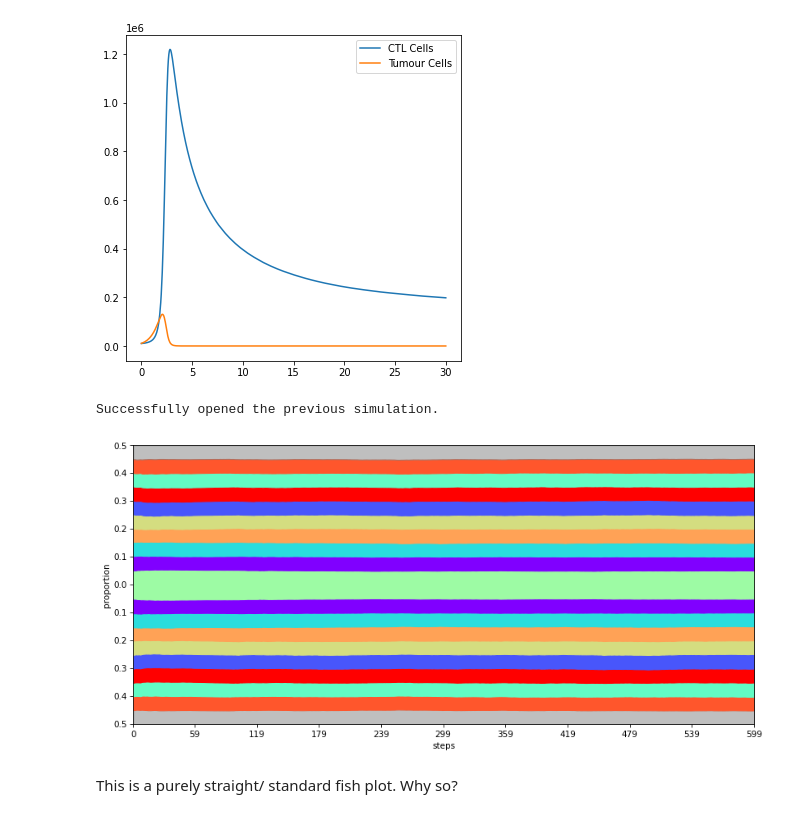
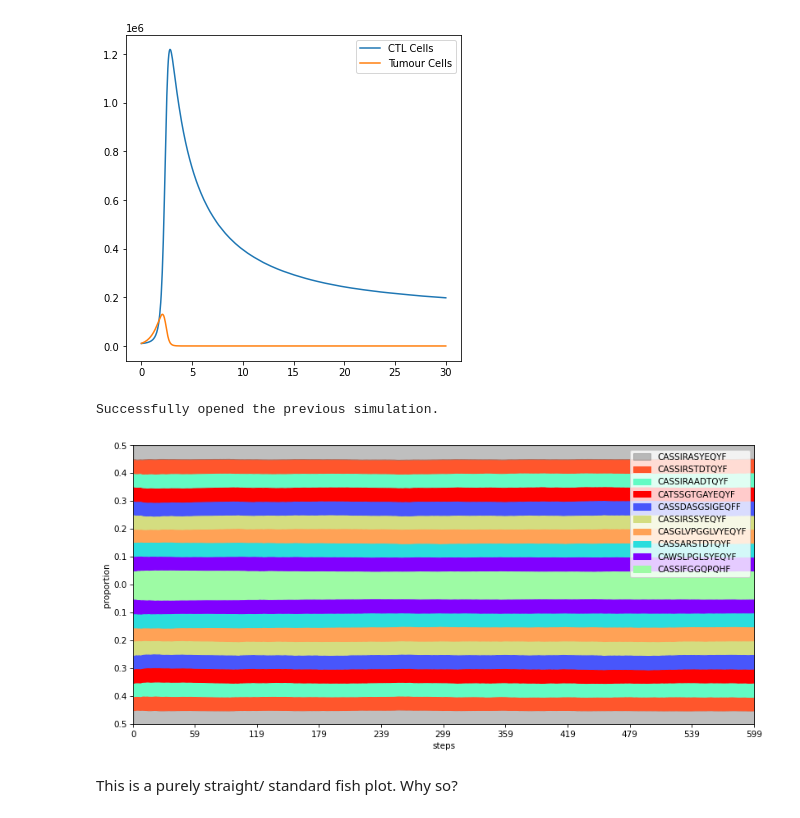
Before and after one commit to alienmist325/tumour_immune_interactions, a Jupyter notebook: sim/graphing.ipynb, the cells around one changed output. Saved outputs shown, nothing was run; the diff lists cells and outputs as text; code cells hidden in the pictures.

```diff
--- a/sim/graphing.ipynb
+++ b/sim/graphing.ipynb
@@ -61,10 +61,11 @@ def fish(sim: Simulation, bundle_name):
 # %%
 seq_sim = get_sim("../sim_data/sim_FasterSequenceTest2.pickle")
 plot = fish(seq_sim, "tumour")
+plot.legend(seq_sim.tumour_cells.phen_struct.sequences)
 plot.show()
 # %% [output]
 Successfully opened the previous simulation.
-[figure, old version]
+[figure, new version]
 # %% [markdown]
 This is a purely straight/ standard fish plot. Why so?
 # %%
```
Also changed, not shown: 9 other files.
